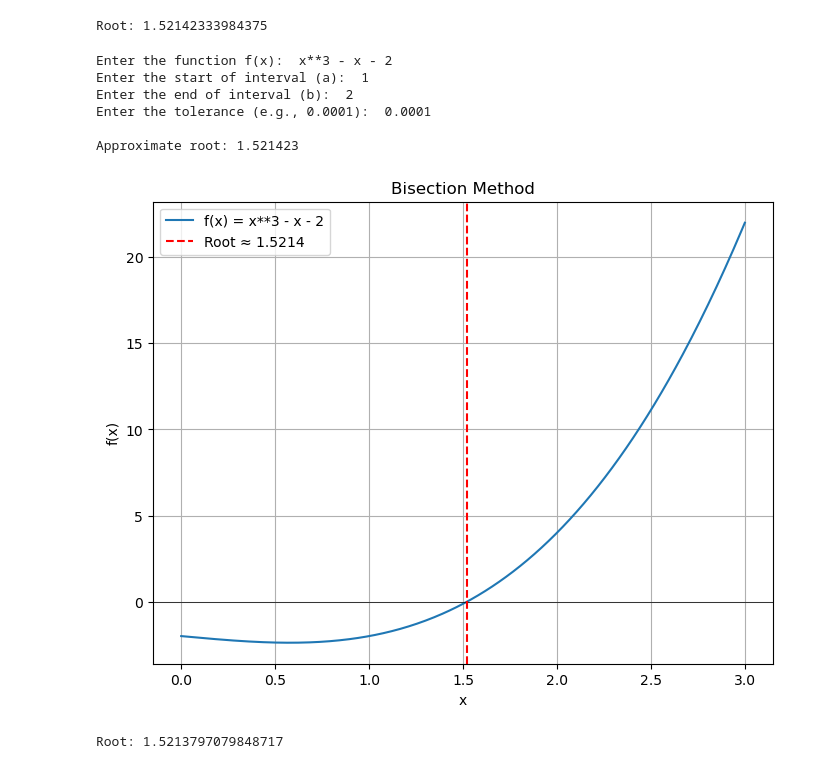
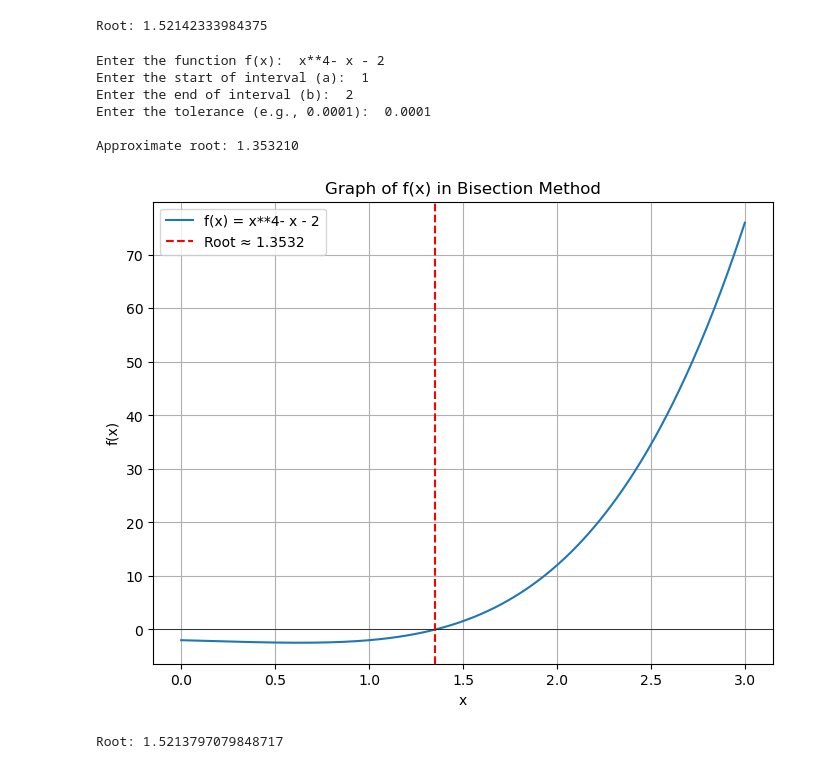
Before and after one commit to 080bct12alex/Numerical_Method_lab, a Jupyter notebook: 1st lab/nm_lab1.ipynb, the cells around one changed output. Cells and saved outputs as stored; diff of their text form; code cells hidden in the pictures.

```diff
--- a/1st lab/nm_lab1.ipynb
+++ b/1st lab/nm_lab1.ipynb
@@ -59,37 +59,37 @@ def bisection(f, a, b, tolerance):
         else:
             a = m
     return (a + b) / 2.0
 
 
 root = bisection(f, a, b, tolerance)
 
 if root is not None:
     print(f"\nApproximate root: {root:.6f}")
 
    # plotting
     x_vals = np.linspace(a - 1, b + 1, 400)
     y_vals = [f(x) for x in x_vals]
 
     plt.figure(figsize=(8, 6))
     plt.plot(x_vals, y_vals, label=f'f(x) = {user_function}')
     plt.axhline(0, color='black', linewidth=0.5)
     plt.axvline(root, color='red', linestyle='--', label=f'Root ≈ {root:.4f}')
-    plt.title('Bisection Method')
+    plt.title('Graph of f(x) in Bisection Method')
     plt.xlabel('x')
     plt.ylabel('f(x)')
     plt.grid(True)
     plt.legend()
     plt.show()
 else:
     print("No root found in the given interval.")
 # %% [output]
-Enter the function f(x):  x**3 - x - 2
+Enter the function f(x):  x**4- x - 2
 Enter the start of interval (a):  1
 Enter the end of interval (b):  2
 Enter the tolerance (e.g., 0.0001):  0.0001
 
-Approximate root: 1.521423
+Approximate root: 1.353210
-[figure, old version]
+[figure, new version]
 # %%
 # secant method by putting data directly
 def secant(f, x0, x1, tolerance):
```
Also changed, not shown: parts of 6 cells of this notebook, 1 other file.
